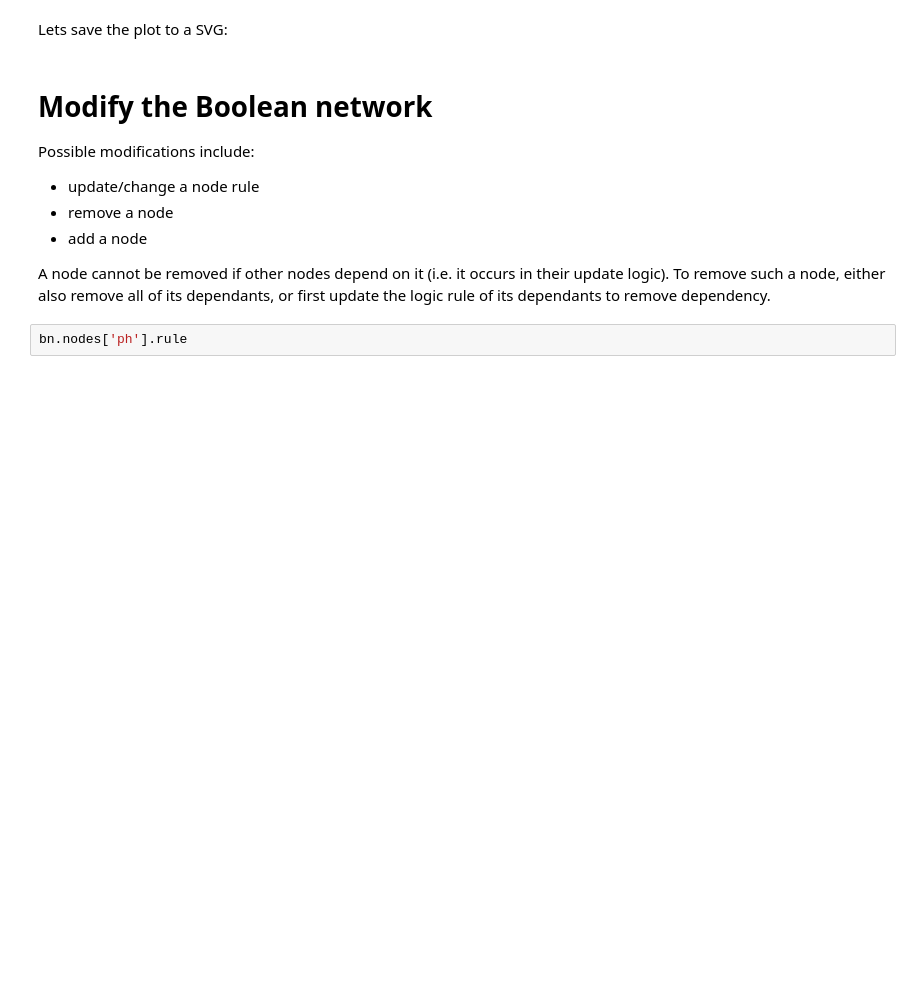
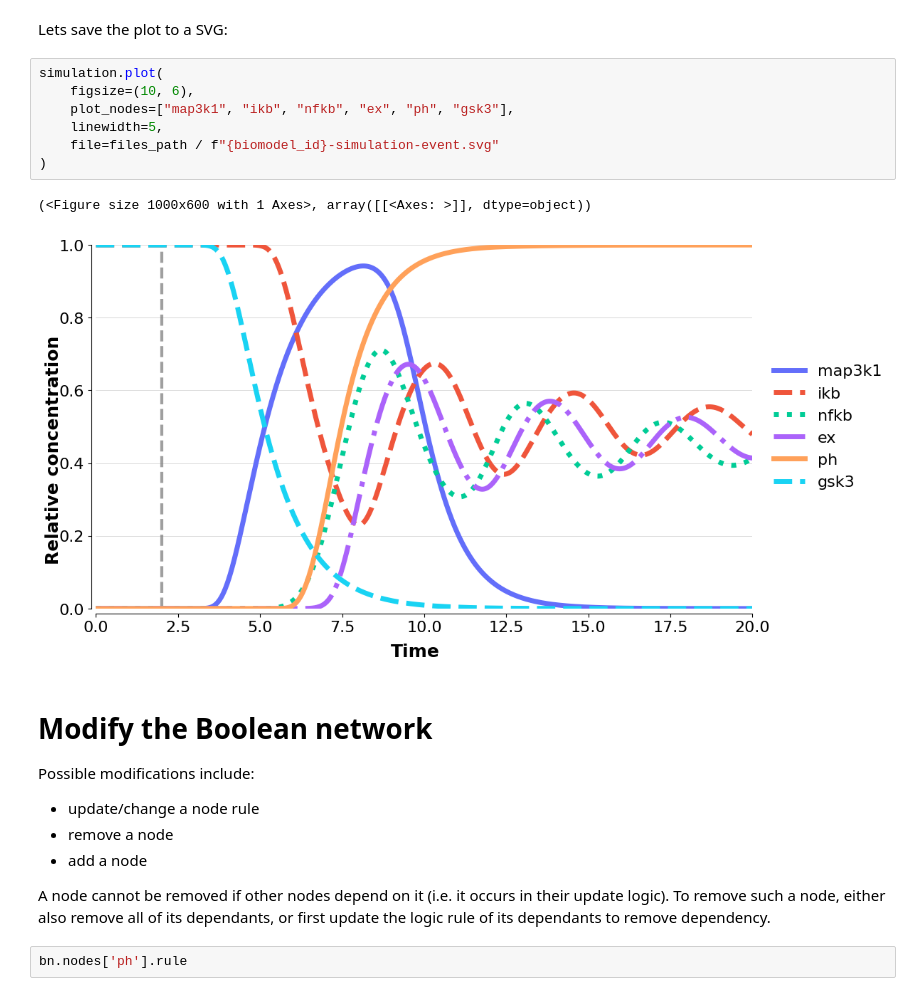
Before and after one commit to NIB-SI/BoolDog, a Jupyter notebook: tutorials/tutorial-advanced.ipynb, the cells around one changed output. Saved outputs shown, nothing was run; the diff lists cells and outputs as text; blank space fills up the shorter version.

```diff
--- a/tutorials/tutorial-advanced.ipynb
+++ b/tutorials/tutorial-advanced.ipynb
@@ -237,5 +219,15 @@ Type:      method
 # %% [markdown]
 Lets save the plot to a SVG:
+# %%
+simulation.plot(
+    figsize=(10, 6),
+    plot_nodes=["map3k1", "ikb", "nfkb", "ex", "ph", "gsk3"],
+    linewidth=5,
+    file=files_path / f"{biomodel_id}-simulation-event.svg"
+)
+# %% [output]
+(<Figure size 1000x600 with 1 Axes>, array([[<Axes: >]], dtype=object))
+[figure, added]
 # %% [markdown]
 # Modify the Boolean network
 
```
Also changed, not shown: parts of 12 cells of this notebook.
